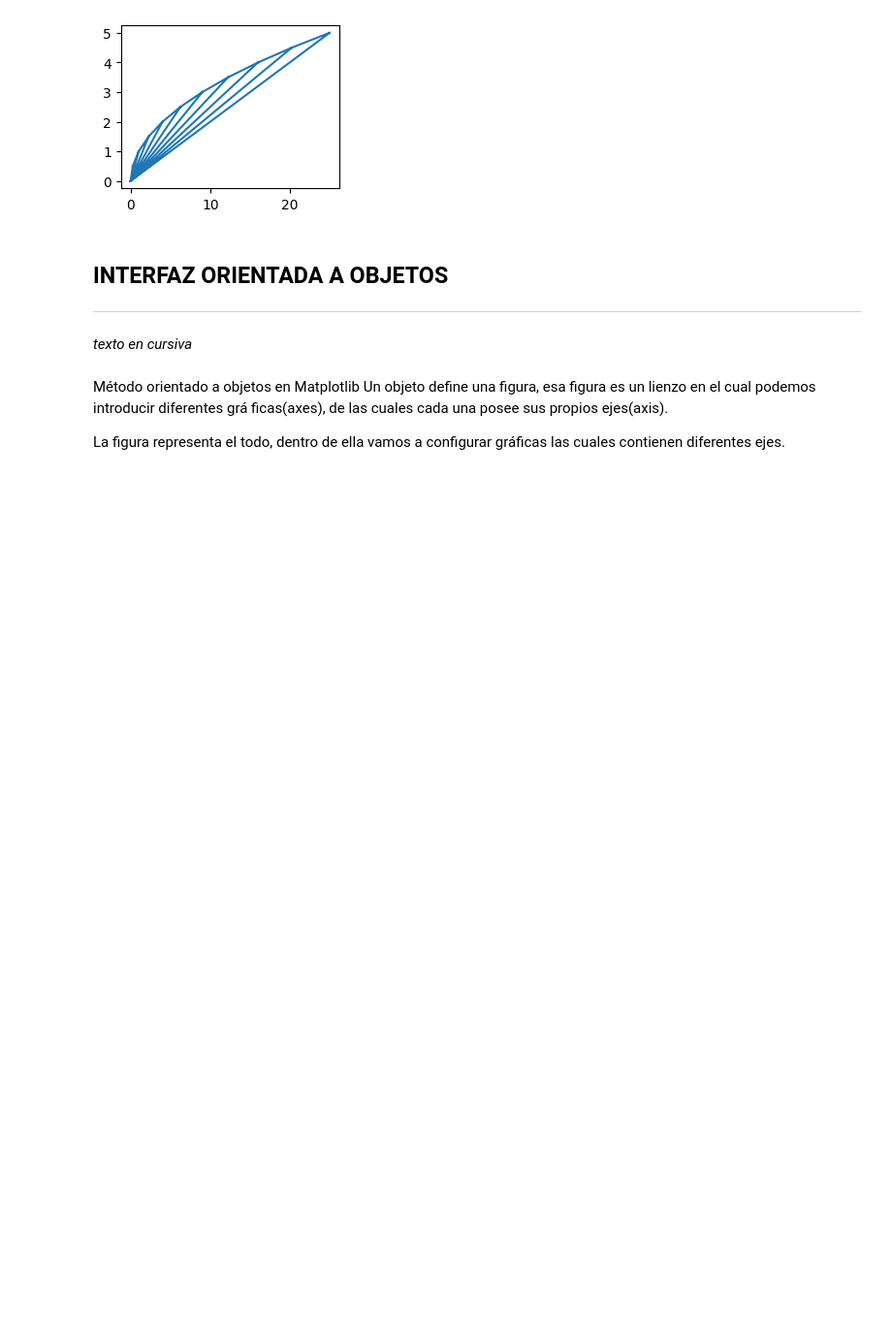
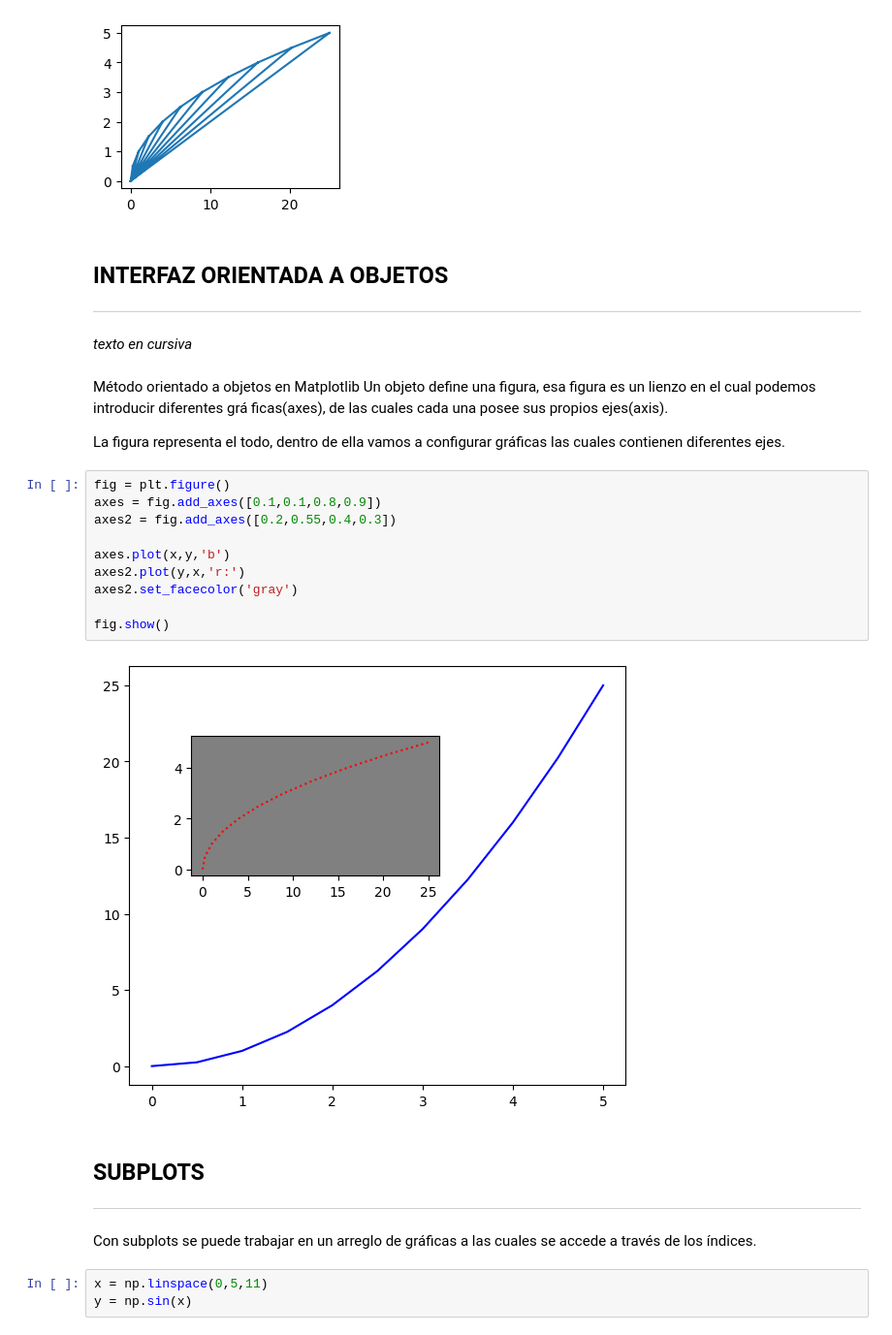
Before and after one commit to afpalmasan/DataViz-MatPlotlib-Seaborn, a Jupyter notebook: Visualización_de_Datos_con_Matplotlib.ipynb, the cells around one changed output. Shown at 97% size. Saved outputs shown, nothing was run; the diff lists cells and outputs as text; blank space fills up the shorter version.

```diff
--- a/Visualización_de_Datos_con_Matplotlib.ipynb
+++ b/Visualización_de_Datos_con_Matplotlib.ipynb
@@ -117,3 +117,24 @@ Método orientado a objetos en Matplotlib
 Un objeto define una figura, esa figura es un lienzo en el cual podemos introducir diferentes grá ficas(axes), de las cuales cada una posee sus propios ejes(axis).
 
 La figura representa el todo, dentro de ella vamos a configurar gráficas las cuales contienen diferentes ejes.
+# %%
+fig = plt.figure()
+axes = fig.add_axes([0.1,0.1,0.8,0.9])
+axes2 = fig.add_axes([0.2,0.55,0.4,0.3])
+
+axes.plot(x,y,'b')
+axes2.plot(y,x,'r:')
+axes2.set_facecolor('gray')
+
+fig.show()
+# %% [output]
+[figure, added]
+# %% [markdown]
+## SUBPLOTS
+
+---
+# %% [markdown]
+Con subplots se puede trabajar en un arreglo de gráficas a las cuales se accede a través de los índices.
+# %%
+x = np.linspace(0,5,11)
+y = np.sin(x)
```
Also changed, not shown: parts of 9 cells of this notebook.
